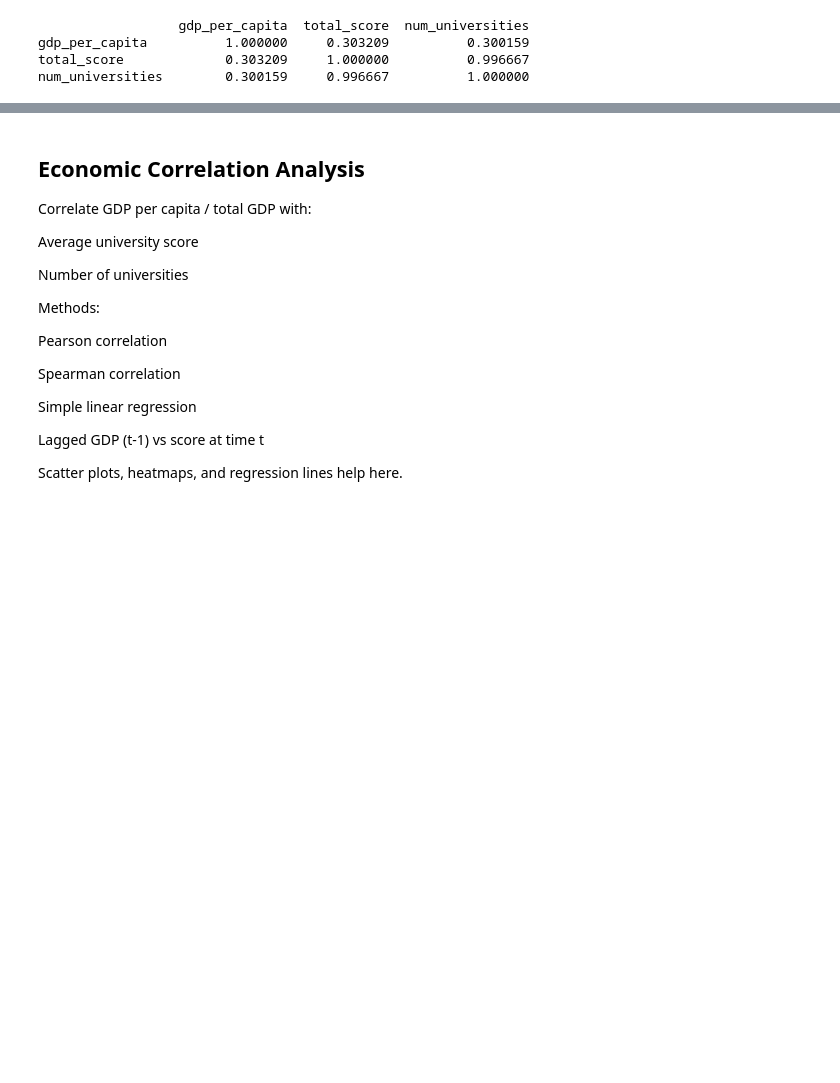
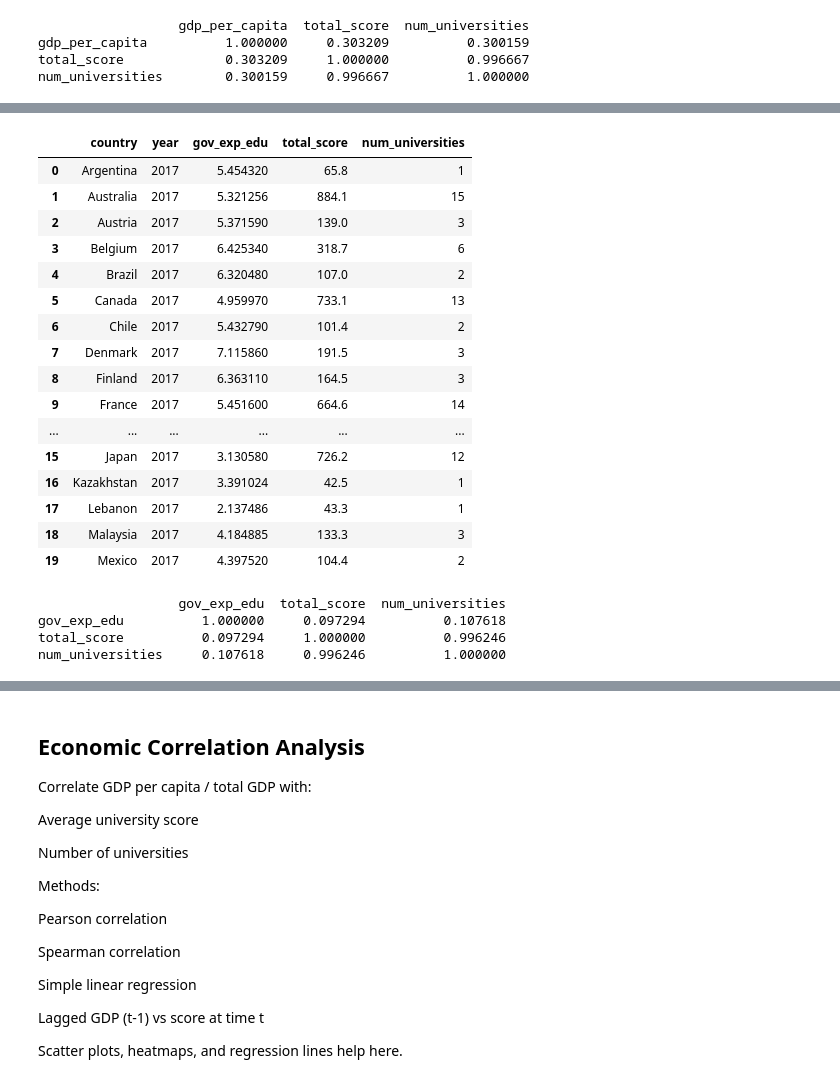
Before and after one commit to i11g/Data-Science-Project, a Jupyter notebook: Data.ipynb, the cells around one changed output, grey strips where cells are left out. Drawn from its saved outputs; the diff is of its cells as text; code cells hidden in the pictures; blank space fills up the shorter version.

```diff
--- a/Data.ipynb
+++ b/Data.ipynb
@@ -1370,0 +1304,3 @@ merged[["gov_exp_pct_gdp", "score", "gdp_per_capita"]].corr()
+# %%
+# Load dataset
+edu_df = pd.read_csv("data/gov_exp_on_edu.csv")
@@ -1371 +1394,36 @@ merged[["gov_exp_pct_gdp", "score", "gdp_per_capita"]].corr()
+# %%
+# Merge GDP with ranking stats
+merged_df_edu = pd.merge(edu_long, agg_data, on=["country", "year"])
+
+# Final columns: country, year, gdp_per_capita, score, university_count
+merged_df_edu.head(20)
+# %% [output]
+|  | country | year | gov_exp_edu | total_score | num_universities |
+| 0 | Argentina | 2017 | 5.454320 | 65.8 | 1 |
+| 1 | Australia | 2017 | 5.321256 | 884.1 | 15 |
+| 2 | Austria | 2017 | 5.371590 | 139.0 | 3 |
+| 3 | Belgium | 2017 | 6.425340 | 318.7 | 6 |
+| 4 | Brazil | 2017 | 6.320480 | 107.0 | 2 |
+| 5 | Canada | 2017 | 4.959970 | 733.1 | 13 |
+| 6 | Chile | 2017 | 5.432790 | 101.4 | 2 |
+| 7 | Denmark | 2017 | 7.115860 | 191.5 | 3 |
+| 8 | Finland | 2017 | 6.363110 | 164.5 | 3 |
+| 9 | France | 2017 | 5.451600 | 664.6 | 14 |
+| ... | ... | ... | ... | ... | ... |
+| 15 | Japan | 2017 | 3.130580 | 726.2 | 12 |
+| 16 | Kazakhstan | 2017 | 3.391024 | 42.5 | 1 |
+| 17 | Lebanon | 2017 | 2.137486 | 43.3 | 1 |
+| 18 | Malaysia | 2017 | 4.184885 | 133.3 | 3 |
+| 19 | Mexico | 2017 | 4.397520 | 104.4 | 2 |
+# %%
+# Compute correlation matrix
+correlation_edu = merged_df_edu[["gov_exp_edu", "total_score", "num_universities"]].corr()
+
+# Display correlation table
+print(correlation_edu)
+# %% [output]
+                  gov_exp_edu  total_score  num_universities
+gov_exp_edu          1.000000     0.097294          0.107618
+total_score          0.097294     1.000000          0.996246
+num_universities     0.107618     0.996246          1.000000
 # %%
```
Also changed, not shown: parts of 55 cells of this notebook, 4 other files.
